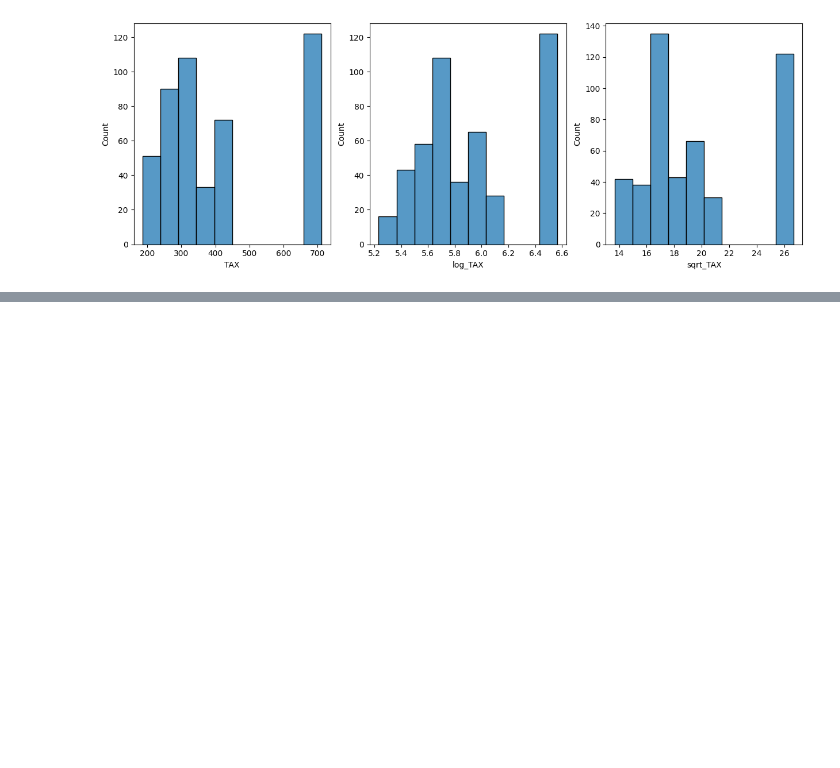
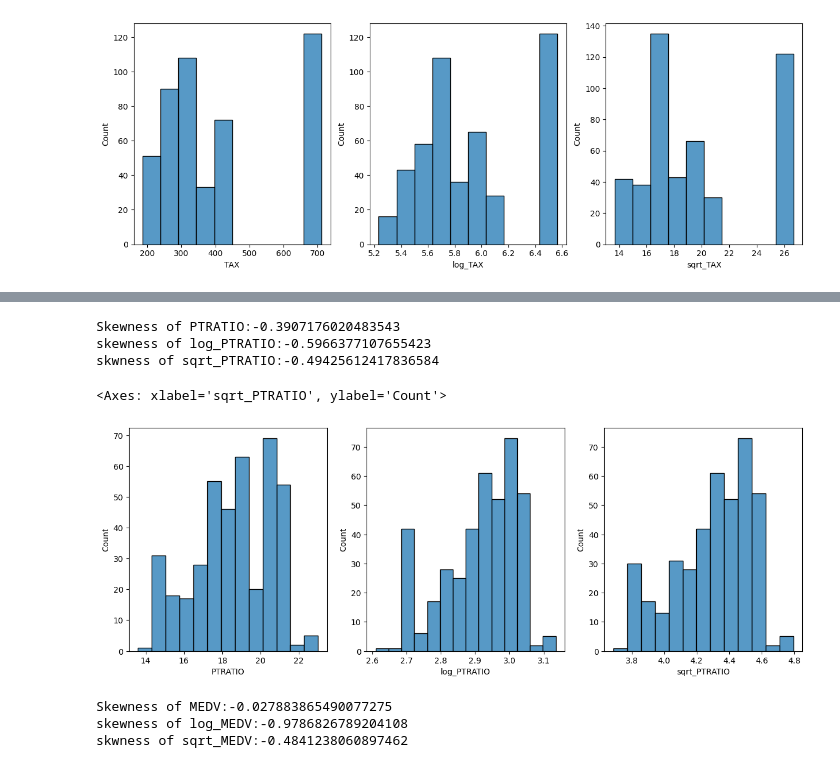
Before and after one commit to Farazmghm/Business-Machine-Learning-and-EDA, a Jupyter notebook: Crime.ipynb, the cells around one changed output, grey strips where cells are left out. Drawn from its saved outputs; the diff is of its cells as text; code cells hidden in the pictures; blank space fills up the shorter version.

```diff
--- a/Crime.ipynb
+++ b/Crime.ipynb
@@ -490,0 +501,30 @@ Index(['CRIM', 'INDUS', 'NOX', 'RM', 'AGE', 'DIS', 'RAD', 'TAX', 'PTRATIO',
+# %%
+df['log_PTRATIO']=np.log(df['PTRATIO'])
+df['sqrt_PTRATIO']=np.sqrt(df['PTRATIO'])
+
+print(f"Skewness of PTRATIO:{skew(df['PTRATIO'])}")
+print(f"skewness of log_PTRATIO:{skew(df['log_PTRATIO'])}")
+print(f"skwness of sqrt_PTRATIO:{skew(df['sqrt_PTRATIO'])}")
+# %% [output]
+Skewness of PTRATIO:-0.3907176020483543
+skewness of log_PTRATIO:-0.5966377107655423
+skwness of sqrt_PTRATIO:-0.49425612417836584
+# %%
+fig, axis=plt.subplots(1,3,figsize=(15,5))
+sns.histplot(x=df['PTRATIO'],ax=axis[0])
+sns.histplot(x=df['log_PTRATIO'],ax=axis[1])
+sns.histplot(x=df['sqrt_PTRATIO'],ax=axis[2])
+# %% [output]
+<Axes: xlabel='sqrt_PTRATIO', ylabel='Count'>
+[figure, added]
+# %%
+df['log_MEDV']=np.log(df['MEDV'])
+df['sqrt_MEDV']=np.sqrt(df['MEDV'])
+
+print(f"Skewness of MEDV:{skew(df['MEDV'])}")
+print(f"skewness of log_MEDV:{skew(df['log_MEDV'])}")
+print(f"skwness of sqrt_MEDV:{skew(df['sqrt_MEDV'])}")
+# %% [output]
+Skewness of MEDV:-0.027883865490077275
+skewness of log_MEDV:-0.9786826789204108
+skwness of sqrt_MEDV:-0.4841238060897462
```
Also changed, not shown: parts of 15 cells of this notebook.
